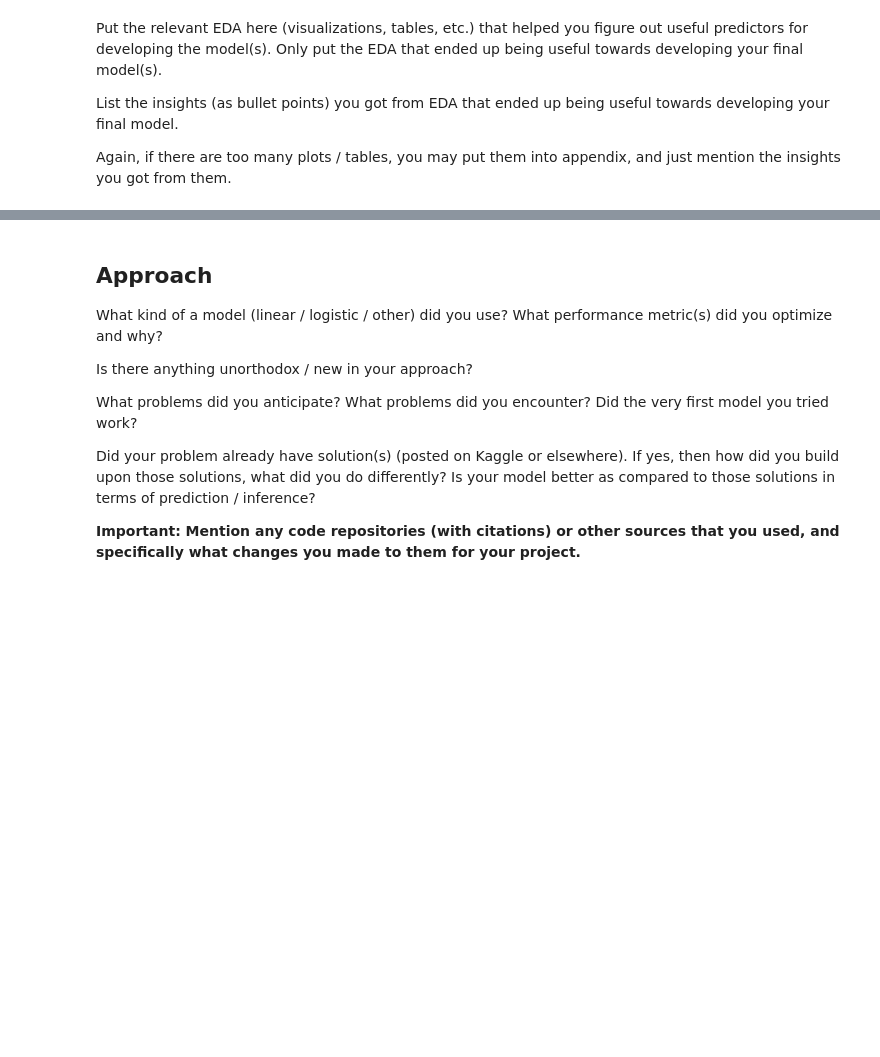
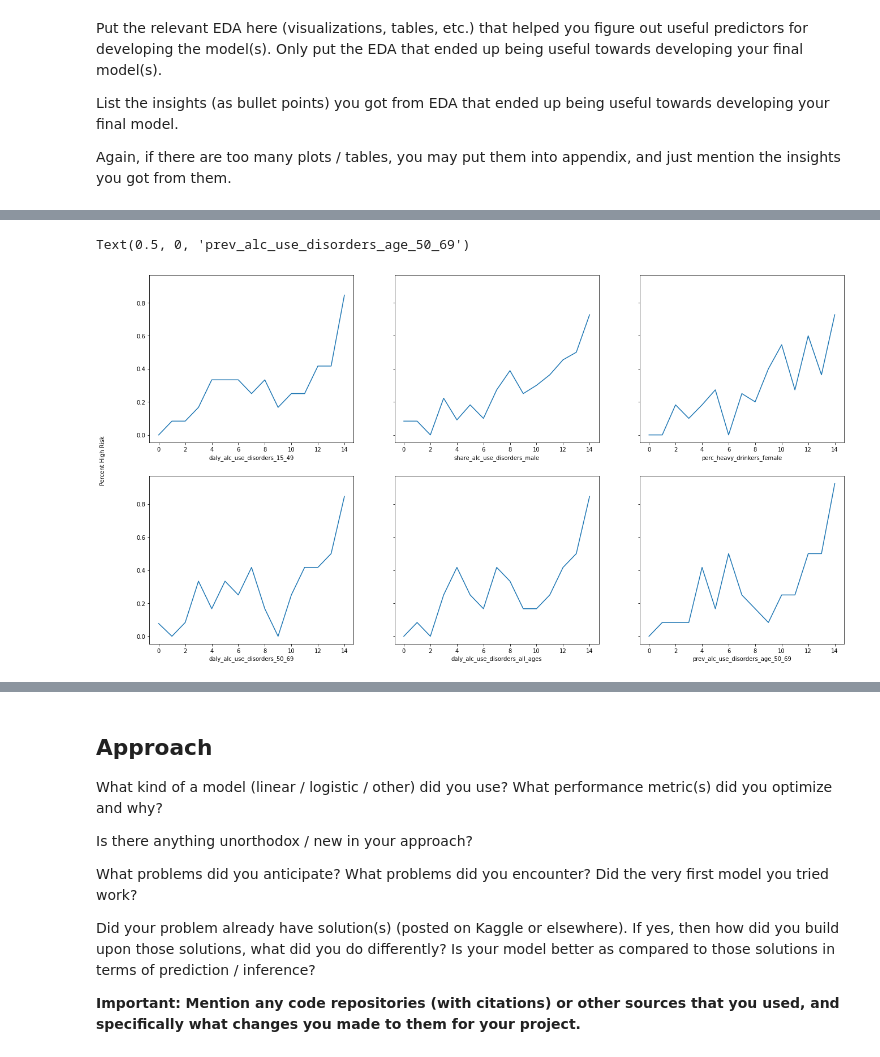
Before and after one commit to jtroxel7/Alcohol-Mortality-Model, a Jupyter notebook: LCJJ Report.ipynb, the cells around one changed output, grey strips where cells are left out. Drawn from its saved outputs; the diff is of its cells as text; code cells hidden in the pictures; blank space fills up the shorter version.

```diff
--- a/LCJJ Report.ipynb
+++ b/LCJJ Report.ipynb
@@ -107,0 +129,57 @@ Again, if there are too many plots / tables, you may put them into appendix, and
+# %%
+# For the 6 most correlated predictors, examine the relationship between a binned version of each
+# of these variables and the response variable to determine any possible transformations
+
+import matplotlib.pyplot as plt
+import seaborn as sns
+
+fig, axes = plt.subplots(2,3,figsize=(22,12),sharey=True)
+fig.text(0.07, 0.5, 'Percent High Risk', va='center', rotation='vertical')
+
+#1
+binned1 = pd.qcut(train['daly_alc_use_disorders_15_49'],15,retbins=True)
+train['daly_alc_use_disorders_15_491'] = binned1[0]
+new_data = train.groupby('daly_alc_use_disorders_15_491')['high_risk'].agg([('hi_percent','mean'),('nobs','count')]).reset_index(drop=False)
+ax = sns.lineplot(ax=axes[0,0], x=new_data.index, y= new_data['hi_percent'])
+axes[0,0].set_xlabel('daly_alc_use_disorders_15_49')
+axes[0,0].set_ylabel('')
+
+
+#2
+binned2 = pd.qcut(train['share_alc_use_disorders_male'],15,retbins=True)
+train['share_alc_use_disorders_male'] = binned2[0]
+new_data = train.groupby('share_alc_use_disorders_male')['high_risk'].agg([('hi_percent','mean'),('nobs','count')]).reset_index(drop=False)
+ax = sns.lineplot(ax=axes[0,1], x=new_data.index, y= new_data['hi_percent'])
+axes[0,1].set_xlabel('share_alc_use_disorders_male')
+
+#3
+binned3 = pd.qcut(train['perc_heavy_drinkers_female'],15,retbins=True,duplicates='drop')
+train['perc_heavy_drinkers_female'] = binned3[0]
+new_data = train.groupby('perc_heavy_drinkers_female')['high_risk'].agg([('hi_percent','mean'),('nobs','count')]).reset_index(drop=False)
+ax = sns.lineplot(ax=axes[0,2], x=new_data.index, y= new_data['hi_percent'])
+axes[0,2].set_xlabel('perc_heavy_drinkers_female')
+
+#4
+binned4 = pd.qcut(train['daly_alc_use_disorders_50_69'],15,retbins=True)
+train['daly_alc_use_disorders_50_69'] = binned4[0]
+new_data = train.groupby('daly_alc_use_disorders_50_69')['high_risk'].agg([('hi_percent','mean'),('nobs','count')]).reset_index(drop=False)
+ax = sns.lineplot(ax=axes[1,0], x=new_data.index, y= new_data['hi_percent'])
+axes[1,0].set_xlabel('daly_alc_use_disorders_50_69')
+axes[1,0].set_ylabel('')
+
+#5
+binned5 = pd.qcut(train['daly_alc_use_disorders_all_ages'],15,retbins=True)
+train['daly_alc_use_disorders_all_ages'] = binned5[0]
+new_data = train.groupby('daly_alc_use_disorders_all_ages')['high_risk'].agg([('hi_percent','mean'),('nobs','count')]).reset_index(drop=False)
+ax = sns.lineplot(ax=axes[1,1], x=new_data.index, y= new_data['hi_percent'])
+axes[1,1].set_xlabel('daly_alc_use_disorders_all_ages')
+
+#6
+binned6 = pd.qcut(train['prev_alc_use_disorders_age_50_69'],15,retbins=True)
+train['prev_alc_use_disorders_age_50_69'] = binned6[0]
+new_data = train.groupby('prev_alc_use_disorders_age_50_69')['high_risk'].agg([('hi_percent','mean'),('nobs','count')]).reset_index(drop=False)
+ax = sns.lineplot(ax=axes[1,2], x=new_data.index, y= new_data['hi_percent'])
+axes[1,2].set_xlabel('prev_alc_use_disorders_age_50_69')
+# %% [output]
+Text(0.5, 0, 'prev_alc_use_disorders_age_50_69')
+[figure, added]
```
Also changed, not shown: parts of 10 cells of this notebook.
